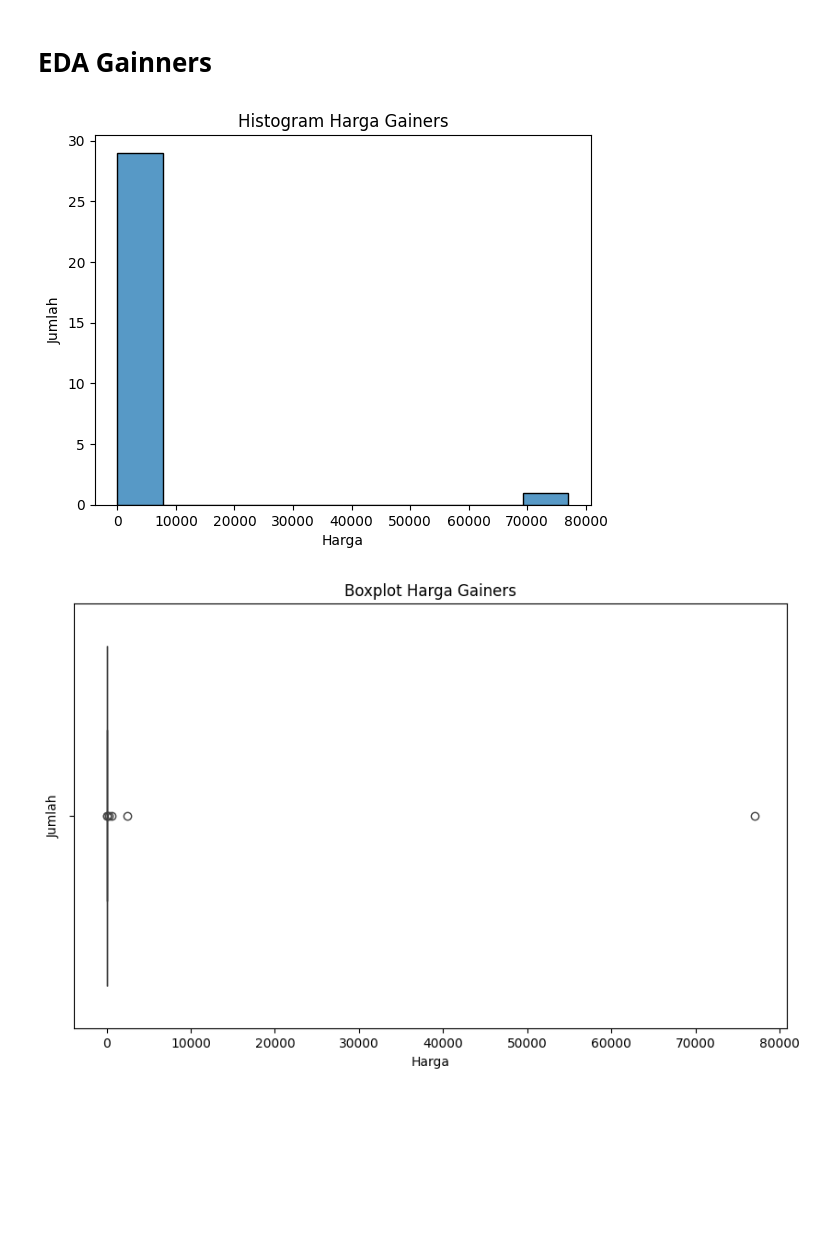
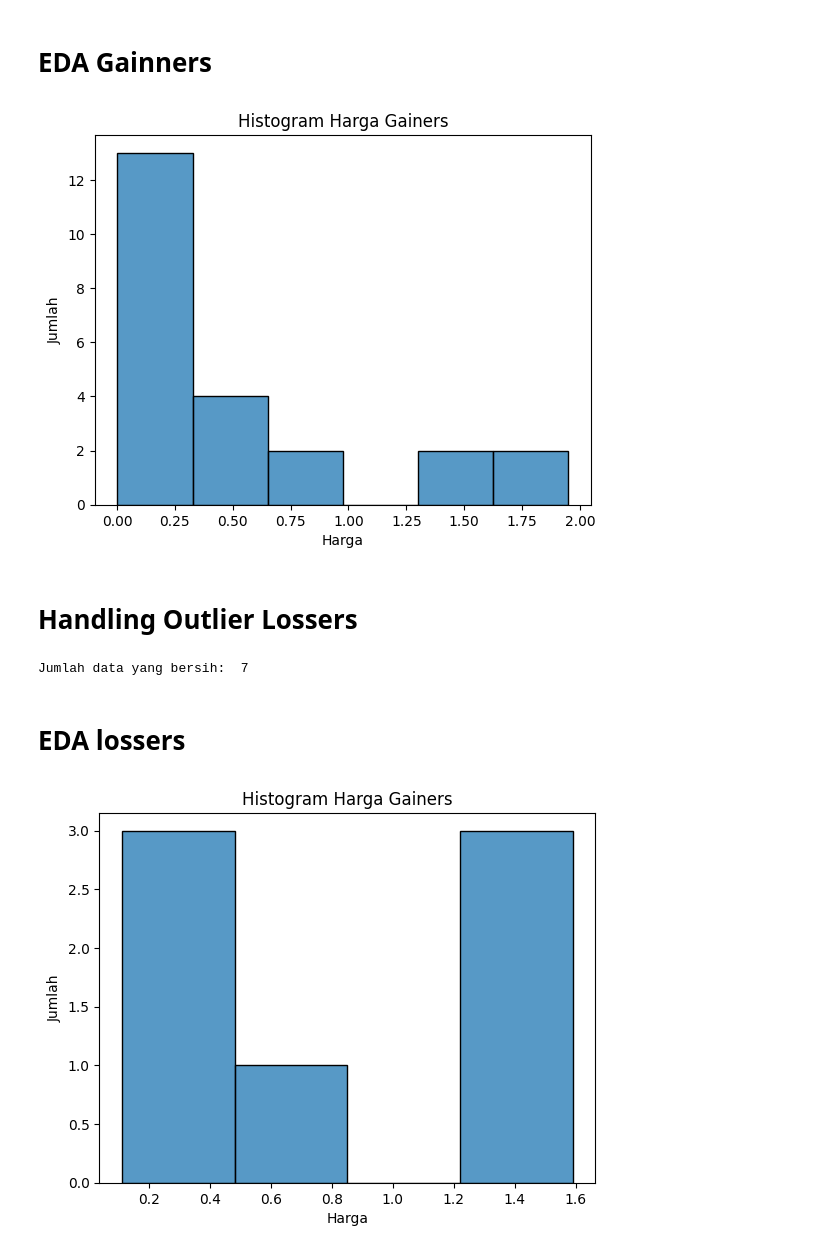
Before and after one commit to yowxy/Scrapping-Crypto-CoinMarketCap, a Jupyter notebook: index.ipynb, the cells around one changed output. Drawn from its saved outputs; the diff is of its cells as text; code cells hidden in the pictures; blank space fills up the shorter version.

Commit message:
feat: change in handling outlier IQR

```diff
--- a/index.ipynb
+++ b/index.ipynb
@@ -192,6 +138,0 @@ df_gainers
-# %%
-df_losers['Price'] = df_losers['Price'].str.replace('$', '').str.replace(',', '').astype(float)
-df_losers['24h Change'] = df_losers['24h Change'].str.replace('%', '').astype(float)
-df_losers['Volume(24h)'] = df_losers['Volume(24h)'].str.replace('$', '').str.replace(',', '').astype(float)
-
-df_losers
@@ -235,7 +158,7 @@ Jumlah outlier dari gainers:  30
 # %%
 Q1 = df_losers['Price'].quantile(0.25)
 Q3 = df_losers['Price'].quantile(0.75)
-IQR = Q1 - Q3
+IQR = Q3 - Q1
 
 lower = Q1 - 1.5 * IQR
 upper = Q3 + 1.5 * IQR
@@ -261,19 +184,31 @@ Jumlah data yang bersih:  0
 # EDA Gainners
 # %%
 import matplotlib.pyplot as plt
-sns.histplot(data=df_gainers, x='Price', bins=10)
+sns.histplot(data=data_iqr_clean_gainners[data_iqr_clean_gainners['Price'] <  20000], x='Price')
 plt.xlabel('Harga')
 plt.ylabel('Jumlah')
 plt.title('Histogram Harga Gainers')
 plt.show()
 # %% [output]
-[figure, old version]
+[figure, new version]
+# %% [markdown]
+# Handling Outlier Lossers
+# %%
+data_iqr_clean_lossers = df_losers[
+    (df_losers['Price'] >= lower) & (df_losers['Price'] <= upper)
+]
+
+print("Jumlah data yang bersih: ", len(data_iqr_clean_lossers))
+# %% [output]
+Jumlah data yang bersih:  7
+# %% [markdown]
+# EDA lossers
 # %%
-plt.figure(figsize=(10, 6))
-sns.boxplot(data=df_gainers,x='Price')
+import matplotlib.pyplot as plt
+sns.histplot(data=data_iqr_clean_lossers[data_iqr_clean_lossers['Price'] <  20000], x='Price')
 plt.xlabel('Harga')
 plt.ylabel('Jumlah')
-plt.title('Boxplot Harga Gainers')
+plt.title('Histogram Harga Gainers')
 plt.show()
 # %% [output]
-[figure, old version]
+[figure, new version]
```
Also changed, not shown: parts of 10 cells of this notebook, 2 other files.
